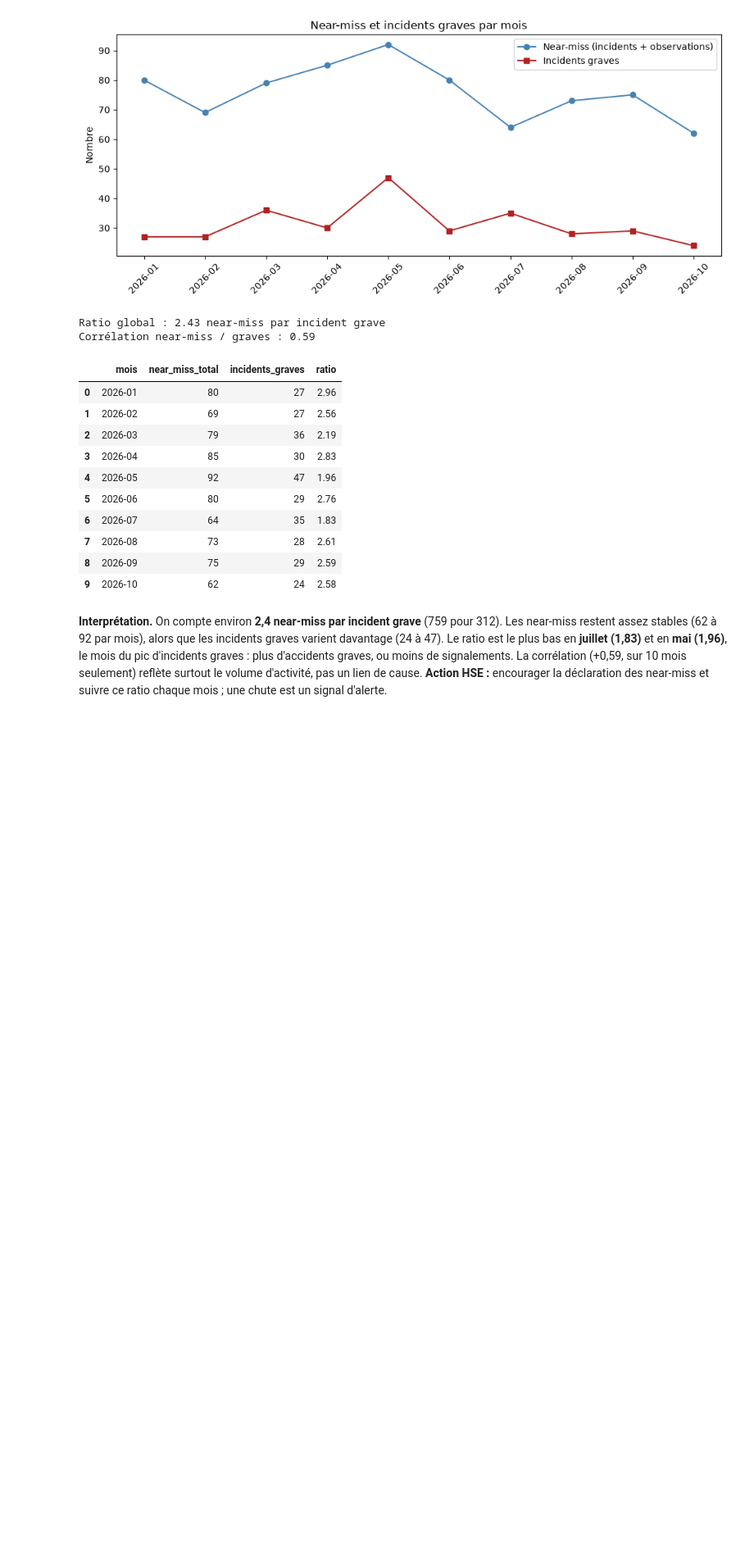
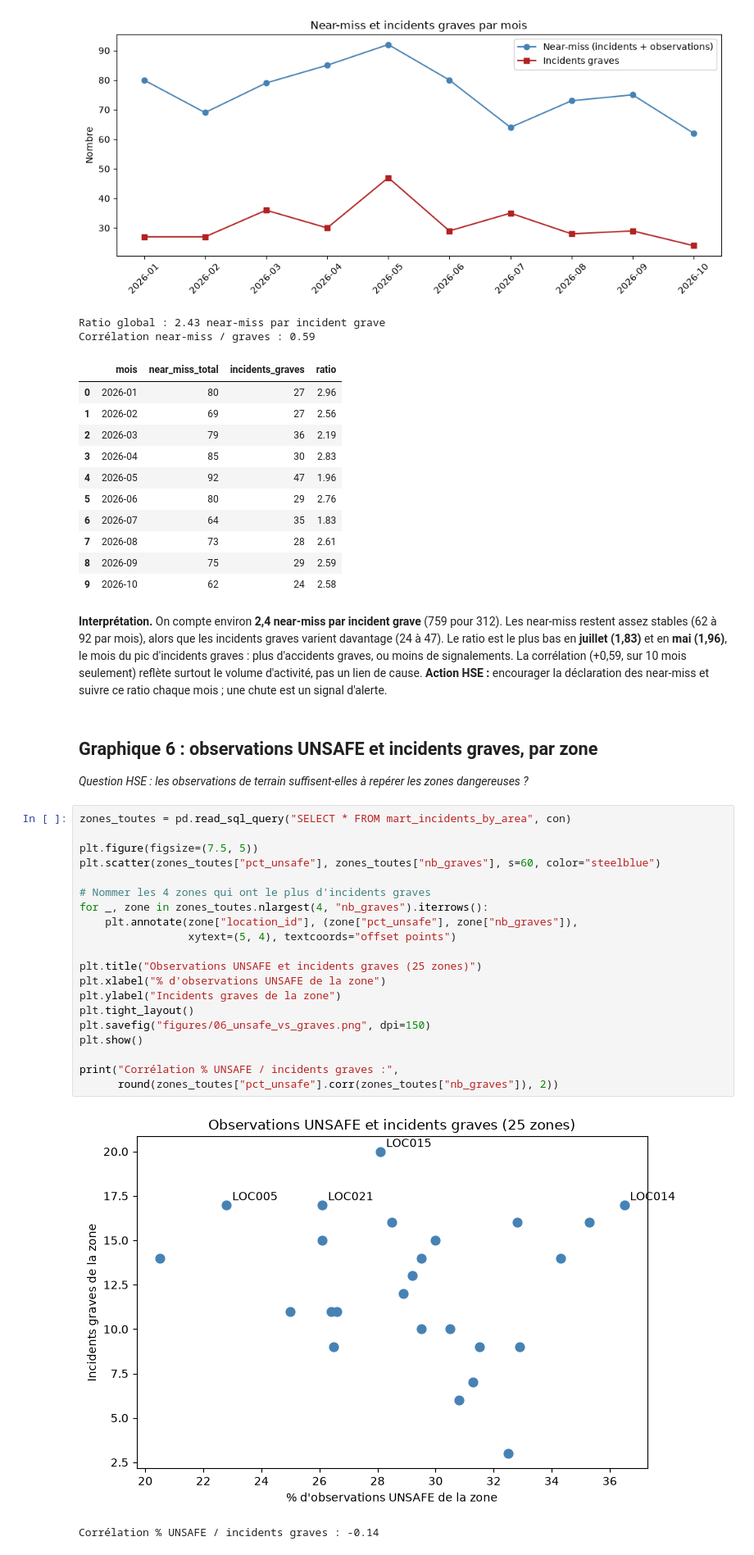
Before and after one commit to fatouu50/Port-Safety-Incident-Analytics-M2-IAMD-Gestion-des-Donn-es-Massives-, a Jupyter notebook: 07_EDA/eda_projet11.ipynb, the cells around one changed output. Shown at 82% size. Cells and saved outputs as stored; diff of their text form; blank space fills up the shorter version.

Commit message:
07_EDA : graphique 6, observations UNSAFE et incidents graves

```diff
--- a/07_EDA/eda_projet11.ipynb
+++ b/07_EDA/eda_projet11.ipynb
@@ -234,3 +234,29 @@ Corrélation near-miss / graves : 0.59
 # %% [markdown]
 **Interprétation.** On compte environ **2,4 near-miss par incident grave** (759 pour 312). Les near-miss restent assez stables (62 à 92 par mois), alors que les incidents graves varient davantage (24 à 47). Le ratio est le plus bas en **juillet (1,83)** et en **mai (1,96)**, le mois du pic d'incidents graves : plus d'accidents graves, ou moins de signalements. La corrélation (+0,59, sur 10 mois seulement) reflète surtout le volume d'activité, pas un lien de cause.
 **Action HSE :** encourager la déclaration des near-miss et suivre ce ratio chaque mois ; une chute est un signal d'alerte.
+# %% [markdown]
+## Graphique 6 : observations UNSAFE et incidents graves, par zone
+*Question HSE : les observations de terrain suffisent-elles à repérer les zones dangereuses ?*
+# %%
+zones_toutes = pd.read_sql_query("SELECT * FROM mart_incidents_by_area", con)
+
+plt.figure(figsize=(7.5, 5))
+plt.scatter(zones_toutes["pct_unsafe"], zones_toutes["nb_graves"], s=60, color="steelblue")
+
+# Nommer les 4 zones qui ont le plus d'incidents graves
+for _, zone in zones_toutes.nlargest(4, "nb_graves").iterrows():
+    plt.annotate(zone["location_id"], (zone["pct_unsafe"], zone["nb_graves"]),
+                 xytext=(5, 4), textcoords="offset points")
+
+plt.title("Observations UNSAFE et incidents graves (25 zones)")
+plt.xlabel("% d'observations UNSAFE de la zone")
+plt.ylabel("Incidents graves de la zone")
+plt.tight_layout()
+plt.savefig("figures/06_unsafe_vs_graves.png", dpi=150)
+plt.show()
+
+print("Corrélation % UNSAFE / incidents graves :",
+      round(zones_toutes["pct_unsafe"].corr(zones_toutes["nb_graves"]), 2))
+# %% [output]
+[figure, added]
+Corrélation % UNSAFE / incidents graves : -0.14
```
Also changed, not shown: parts of 1 cell of this notebook, 1 other file.
